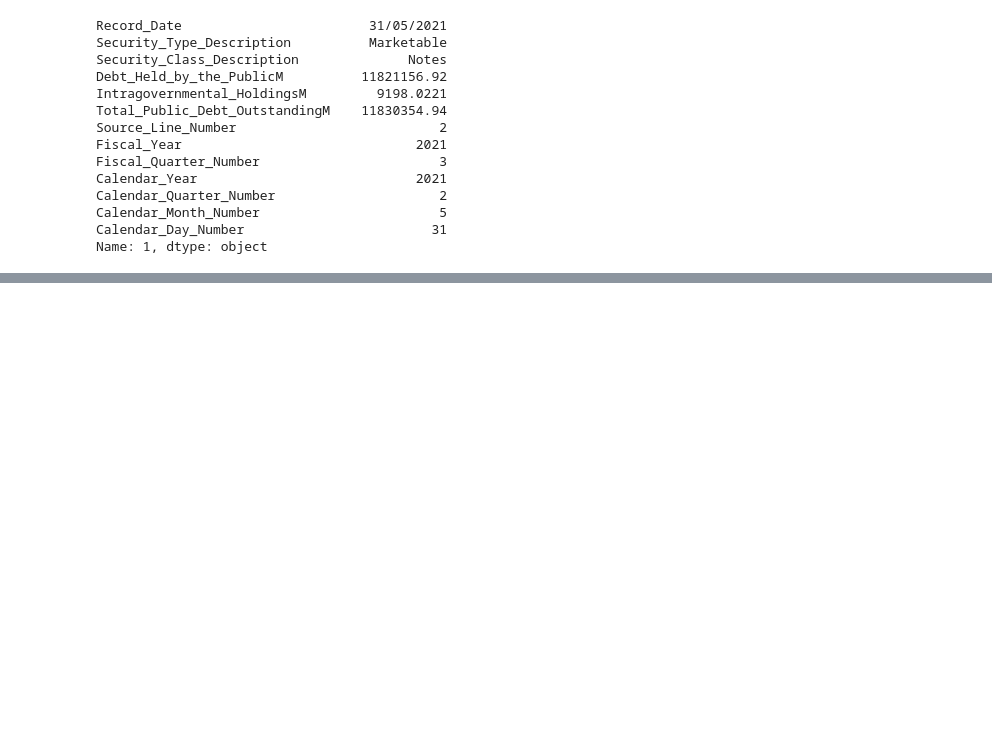
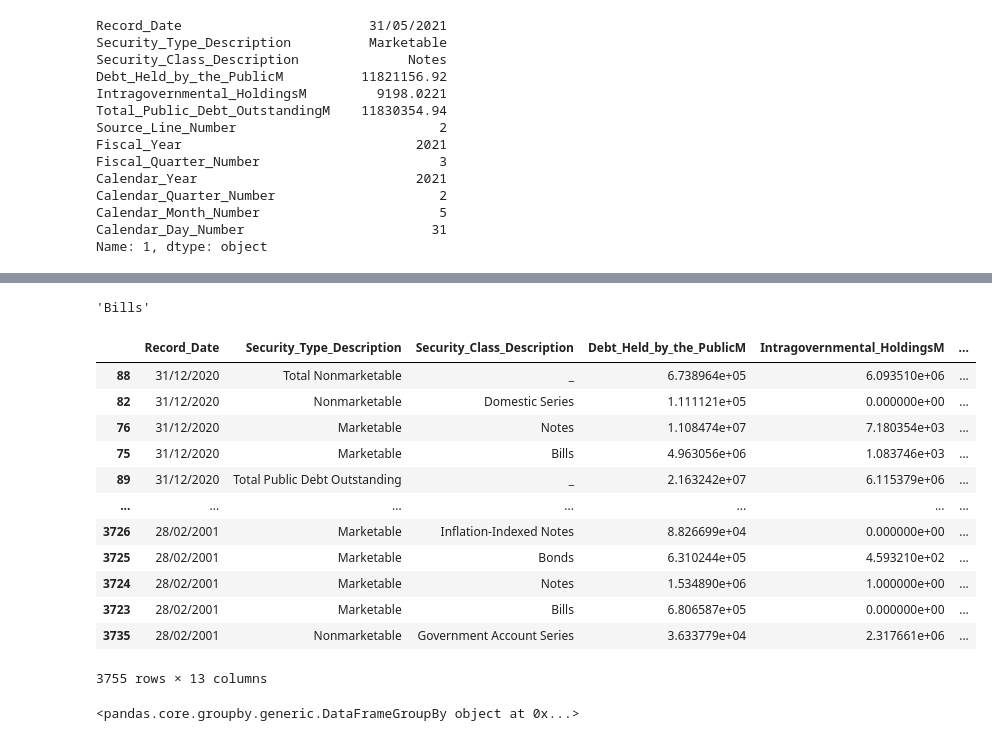
Before and after one commit to kierangraham-au/Data-Project-US-Debt, a Jupyter notebook: usdebt.ipynb, the cells around one changed output, grey strips where cells are left out. Saved outputs shown, nothing was run; the diff lists cells and outputs as text; code cells hidden in the pictures; blank space fills up the shorter version.

```diff
--- a/usdebt.ipynb
+++ b/usdebt.ipynb
@@ -25,7 +25,7 @@ else:
     filepath = "https://fiscaldata.treasury.gov/static-data/MSPD_SumSecty_5_years.csv.zip"
     print("loading from the internet")
 
-debt_data = pd.read_csv(filepath)
+df = pd.read_csv(filepath)
 print("done")
 # %% [output]
 loading from file
@@ -137,0 +150,24 @@ SyntaxError: cannot assign to function call (<ipython-input-38-370435479688>, li
+# %%
+df.iloc[0,2]
+# %% [output]
+'Bills'
+# %%
+df.sort_values(['Record_Date'], ascending=False)
+# %% [output]
+|  | Record_Date | Security_Type_Description | Security_Class_Description | Debt_Held_by_the_PublicM | Intragovernmental_HoldingsM | ... |
+| 88 | 31/12/2020 | Total Nonmarketable | _ | 6.738964e+05 | 6.093510e+06 | ... |
+| 82 | 31/12/2020 | Nonmarketable | Domestic Series | 1.111121e+05 | 0.000000e+00 | ... |
+| 76 | 31/12/2020 | Marketable | Notes | 1.108474e+07 | 7.180354e+03 | ... |
+| 75 | 31/12/2020 | Marketable | Bills | 4.963056e+06 | 1.083746e+03 | ... |
+| 89 | 31/12/2020 | Total Public Debt Outstanding | _ | 2.163242e+07 | 6.115379e+06 | ... |
+| ... | ... | ... | ... | ... | ... | ... |
+| 3726 | 28/02/2001 | Marketable | Inflation-Indexed Notes | 8.826699e+04 | 0.000000e+00 | ... |
+| 3725 | 28/02/2001 | Marketable | Bonds | 6.310244e+05 | 4.593210e+02 | ... |
+| 3724 | 28/02/2001 | Marketable | Notes | 1.534890e+06 | 1.000000e+00 | ... |
+| 3723 | 28/02/2001 | Marketable | Bills | 6.806587e+05 | 0.000000e+00 | ... |
+| 3735 | 28/02/2001 | Nonmarketable | Government Account Series | 3.633779e+04 | 2.317661e+06 | ... |
+3755 rows × 13 columns
+# %%
+df.groupby(['Source_Line_Number'])
+# %% [output]
+<pandas.core.groupby.generic.DataFrameGroupBy object at 0x...>
```
Also changed, not shown: parts of 19 cells of this notebook.
